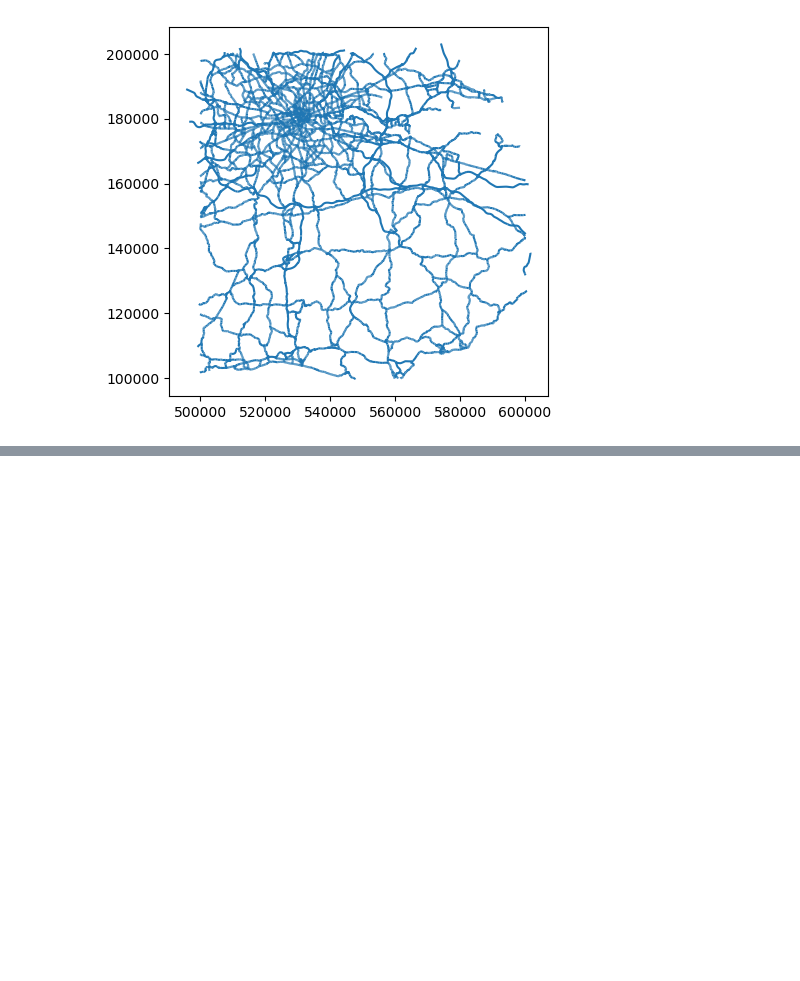
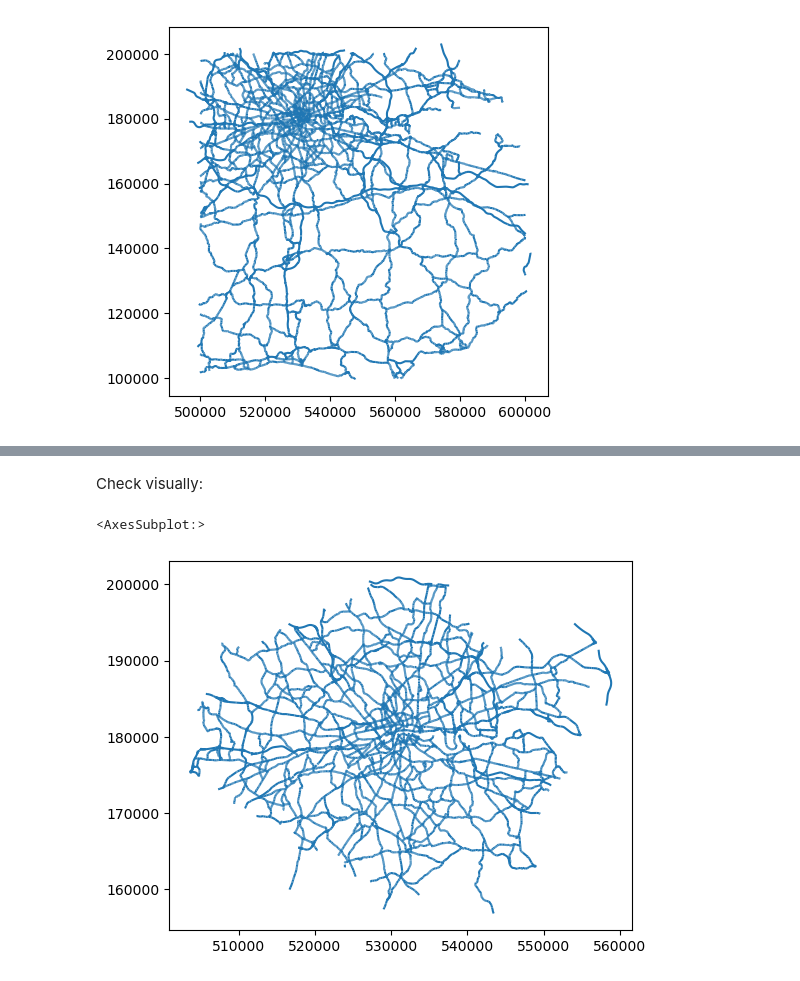
Before and after one commit to jamesdamillington/london-data, a Jupyter notebook: code/london-roads.ipynb, the cells around one changed output, grey strips where cells are left out. Cells and saved outputs as stored; diff of their text form; code cells hidden in the pictures; blank space fills up the shorter version.

```diff
--- a/code/london-roads.ipynb
+++ b/code/london-roads.ipynb
@@ -81,0 +121,9 @@ NameError: name 'lad_gdf' is not defined
+# %%
+lad_manda = gpd.clip(tq_manda, lad, keep_geom_type=True)
+# %% [markdown]
+Check visually:
+# %%
+lad_manda.plot()
+# %% [output]
+<AxesSubplot:>
+[figure, added]
```
Also changed, not shown: parts of 29 cells of this notebook, 10 other files.
